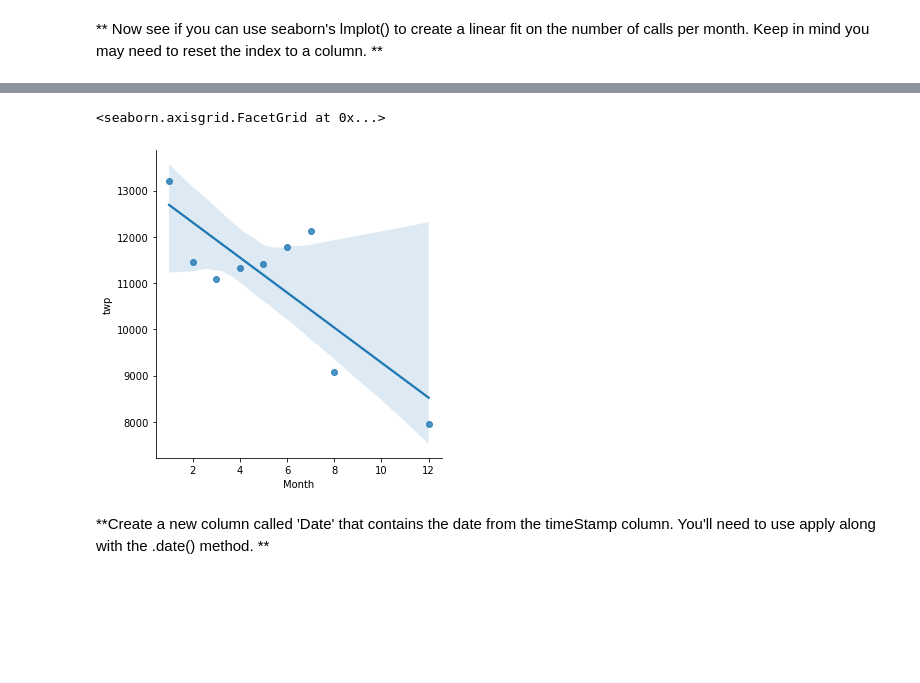
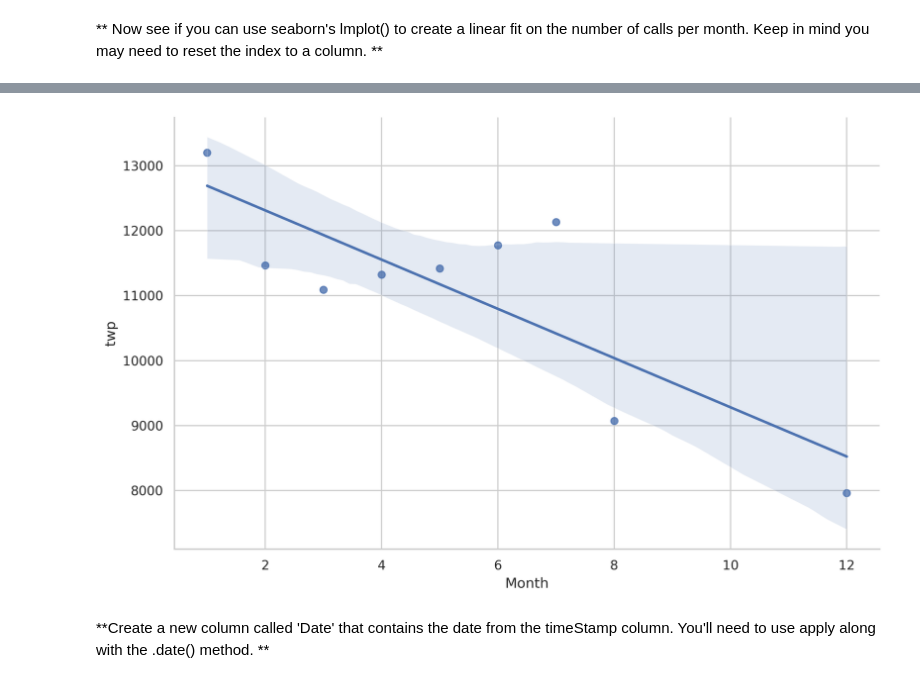
Before and after one commit to myamwalker/Project-2, a Jupyter notebook: 01-911 Calls Data Capstone Project.ipynb, the cells around one changed output, grey strips where cells are left out. Cells and saved outputs as stored; diff of their text form; code cells hidden in the pictures; blank space fills up the shorter version.

Commit message:
Add files via upload
The solution to project 2. Contains all the markdowns and graphs.

```diff
--- a/01-911 Calls Data Capstone Project.ipynb
+++ b/01-911 Calls Data Capstone Project.ipynb
@@ -181,0 +197,5 @@ sns.countplot(data=df, x='Month', hue='Reason')
+# %%
+sns.set_theme(style='dark')
+plt.figure(figsize=(12,7))
+sns.countplot(x='Month', hue='Reason', data=df)
+plt.show();
@@ -188,8 +210,8 @@ _____
 # %% [markdown]
 ** Now create a gropuby object called byMonth, where you group the DataFrame by the month column and use the count() method for aggregation. Use the head() method on this returned DataFrame. **
 # %%
-byMonth = df.groupby('Month').count()
-byMonth.head()
+month_groupby = df.groupby('Month').count()
+month_groupby.head()
 # %% [output]
 |  | lat | lng | desc | zip | title | timeStamp | twp | addr | e | Reason | Hour | ... |
 | Month |  |  |  |  |  |  |  |  |  |  |  | ... |
@@ -207,0 +225,4 @@ byMonth['lat'].plot(kind = "line")
+# %%
+sns.set_theme(style='whitegrid')
+plt.figure(figsize=(10,5))
+df.groupby(['Month'])['Month'].count().plot();
@@ -208,2 +231,6 @@ byMonth['lat'].plot(kind = "line")
 # %% [markdown]
 ** Now see if you can use seaborn's lmplot() to create a linear fit on the number of calls per month. Keep in mind you may need to reset the index to a column. **
+# %%
+# month_groupby.drop('index', axis=1, inplace=True)
+month_groupby.reset_index(inplace=True)
+month_groupby.head()
@@ -210,7 +244,6 @@ byMonth['lat'].plot(kind = "line")
 # %%
-sns.lmplot(x='Month', y='twp', data=byMonth.reset_index())
+sns.lmplot(x='Month', y='twp', data=month_groupby, height=6, aspect=1.6);
 # %% [output]
-<seaborn.axisgrid.FacetGrid at 0x...>
-[figure, old version]
+[figure, new version]
 # %% [markdown]
 **Create a new column called 'Date' that contains the date from the timeStamp column. You'll need to use apply along with the .date() method. **
```
Also changed, not shown: parts of 47 cells of this notebook.
